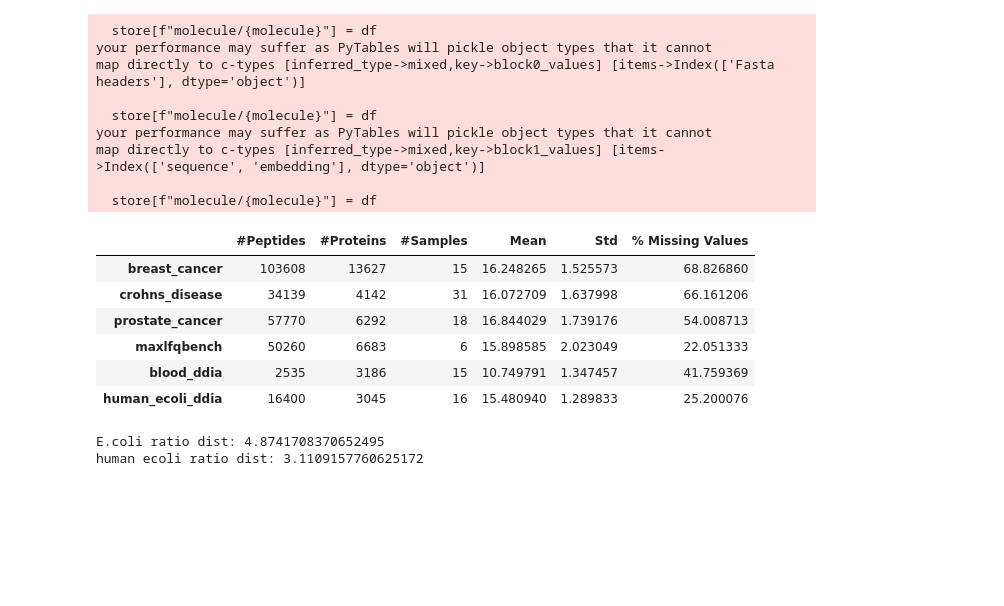
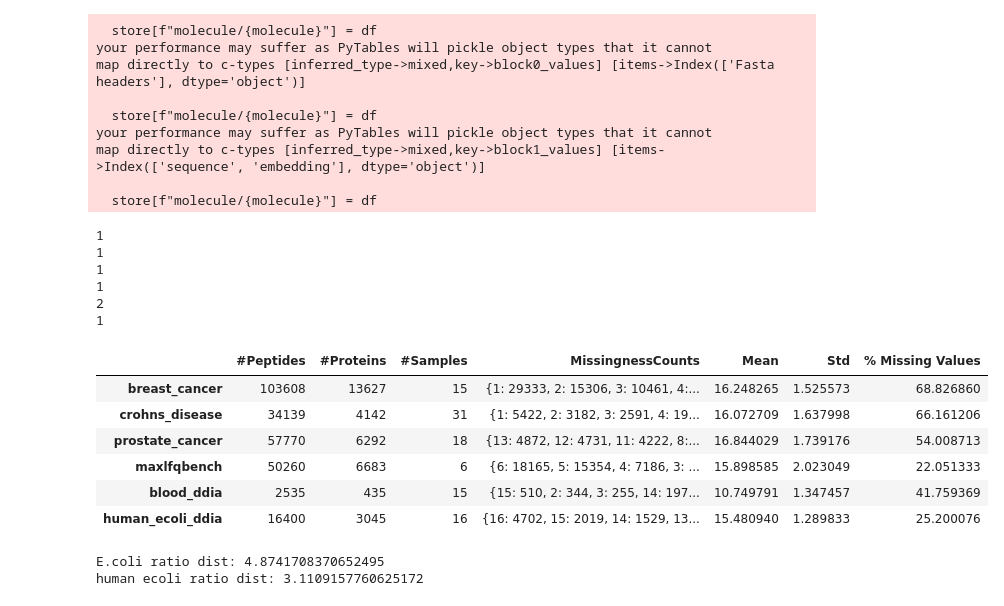
Before and after one commit to DILiS-lab/pepermint, a Jupyter notebook: prototyping.ipynb, the cells around one changed output. Cells and saved outputs as stored; diff of their text form; code cells hidden in the pictures; blank space fills up the shorter version.

```diff
--- a/preprocessing.ipynb
+++ b/prototyping.ipynb
@@ -108,33 +93,44 @@ map directly to c-types [inferred_type->mixed,key->block1_values] [items->Index(
 
   store[f"molecule/{molecule}"] = df
 # %%
+#plot some dataset characteristics
+
 data = {
     '#Peptides': [],
     '#Proteins': [],
     '#Samples': [],
+    'MissingnessCounts': [],
     'Mean': [],
     'Std': [],
     '% Missing Values': []
 }
 for ds_name, ds in preprocesed.items():
     perc_missing = ds.values['peptide']['abundance']
     num_peps = ds.molecules['peptide'].shape[0]
     num_prots = ds.molecules['protein'].shape[0]
     num_samples = ds.num_samples
     perc_missing = perc_missing.isna().sum() / perc_missing.shape[0]
     data['#Peptides'].append(num_peps)
     data['#Proteins'].append(num_prots)
     data['#Samples'].append(num_samples)
+    missingness_dist = ds.get_wf('peptide', 'abundance').count(axis=1).value_counts()
+    data['MissingnessCounts'].append(str(dict(missingness_dist)))
     data['Mean'].append(ds.values['peptide']['abundance'].mean())
     data['Std'].append(ds.values['peptide']['abundance'].std())
     data['% Missing Values'].append(perc_missing * 100)
 pd.DataFrame(data, index=datasets.keys())
 # %% [output]
+1
+1
+1
+1
+2
+1
-|  | #Peptides | #Proteins | #Samples | Mean | Std | % Missing Values |
-| breast_cancer | 103608 | 13627 | 15 | 16.248265 | 1.525573 | 68.826860 |
-| crohns_disease | 34139 | 4142 | 31 | 16.072709 | 1.637998 | 66.161206 |
-| prostate_cancer | 57770 | 6292 | 18 | 16.844029 | 1.739176 | 54.008713 |
-| maxlfqbench | 50260 | 6683 | 6 | 15.898585 | 2.023049 | 22.051333 |
-| blood_ddia | 2535 | 3186 | 15 | 10.749791 | 1.347457 | 41.759369 |
-| human_ecoli_ddia | 16400 | 3045 | 16 | 15.480940 | 1.289833 | 25.200076 |
+|  | #Peptides | #Proteins | #Samples | MissingnessCounts | Mean | Std | % Missing Values |
+| breast_cancer | 103608 | 13627 | 15 | {1: 29333, 2: 15306, 3: 10461, 4:... | 16.248265 | 1.525573 | 68.826860 |
+| crohns_disease | 34139 | 4142 | 31 | {1: 5422, 2: 3182, 3: 2591, 4: 19... | 16.072709 | 1.637998 | 66.161206 |
+| prostate_cancer | 57770 | 6292 | 18 | {13: 4872, 12: 4731, 11: 4222, 8:... | 16.844029 | 1.739176 | 54.008713 |
+| maxlfqbench | 50260 | 6683 | 6 | {6: 18165, 5: 15354, 4: 7186, 3: ... | 15.898585 | 2.023049 | 22.051333 |
+| blood_ddia | 2535 | 435 | 15 | {15: 510, 2: 344, 3: 255, 14: 197... | 10.749791 | 1.347457 | 41.759369 |
+| human_ecoli_ddia | 16400 | 3045 | 16 | {16: 4702, 15: 2019, 14: 1529, 13... | 15.480940 | 1.289833 | 25.200076 |
 # %%
```
Also changed, not shown: parts of 2 cells of this notebook, 3 other files.
